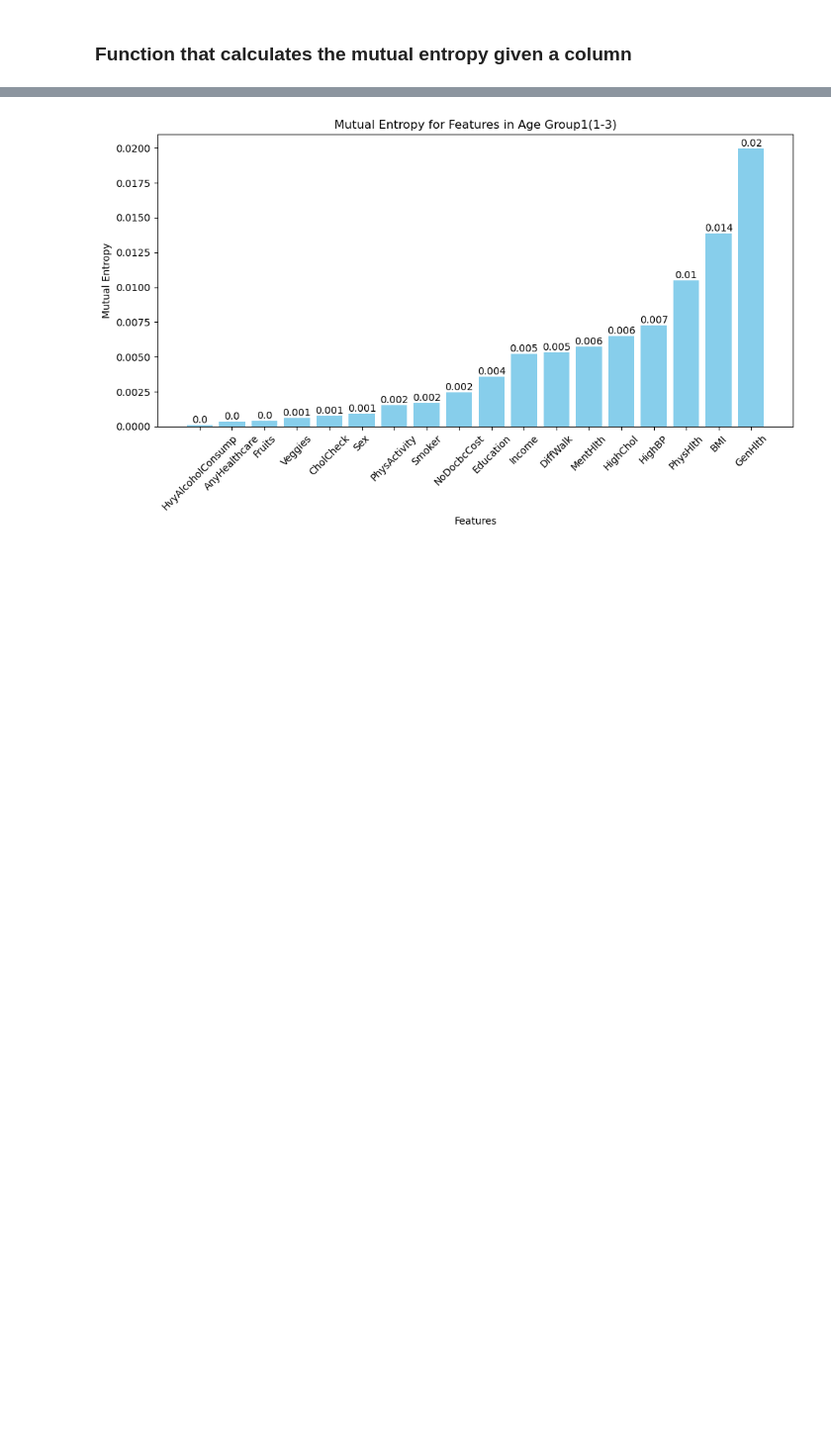
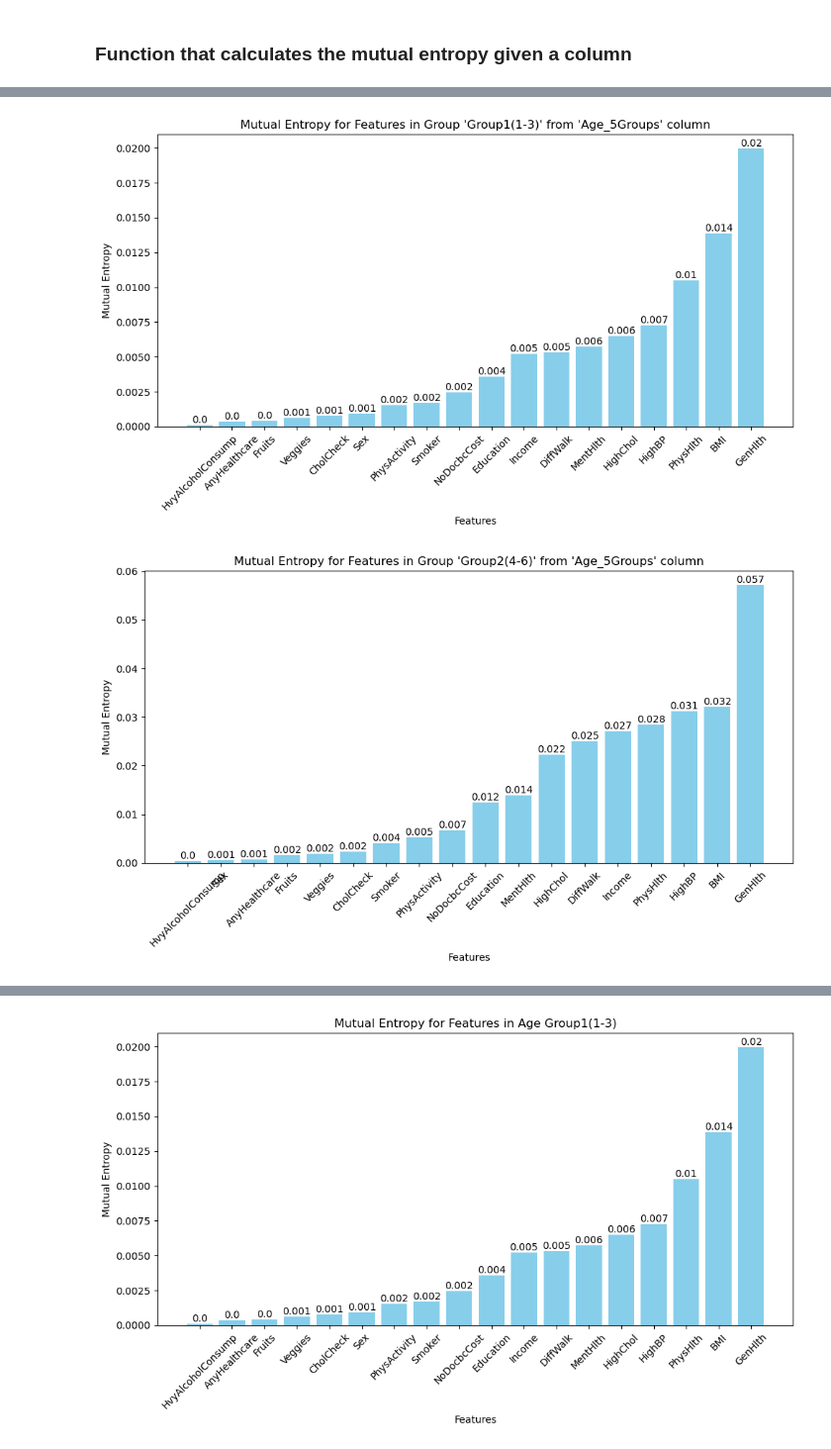
Before and after one commit to hubao666/Data-Analysis-for-BRFSS2015-Data, a Jupyter notebook: mid_proj.ipynb, the cells around one changed output, grey strips where cells are left out. Shown at 99% size. Cells and saved outputs as stored; diff of their text form; code cells hidden in the pictures; blank space fills up the shorter version.

```diff
--- a/mid_proj.ipynb
+++ b/mid_proj.ipynb
@@ -199,0 +275,5 @@ def get_mutual_entropy(df, columnName, drop_Y000=False, merge_Ynot000=False):
+# %%
+draw_mutual_en(df, columns_to_drop, 'Age_5Groups')
+# %% [output]
+[figure, added]
+[figure, added]
```
Also changed, not shown: parts of 12 cells of this notebook.
